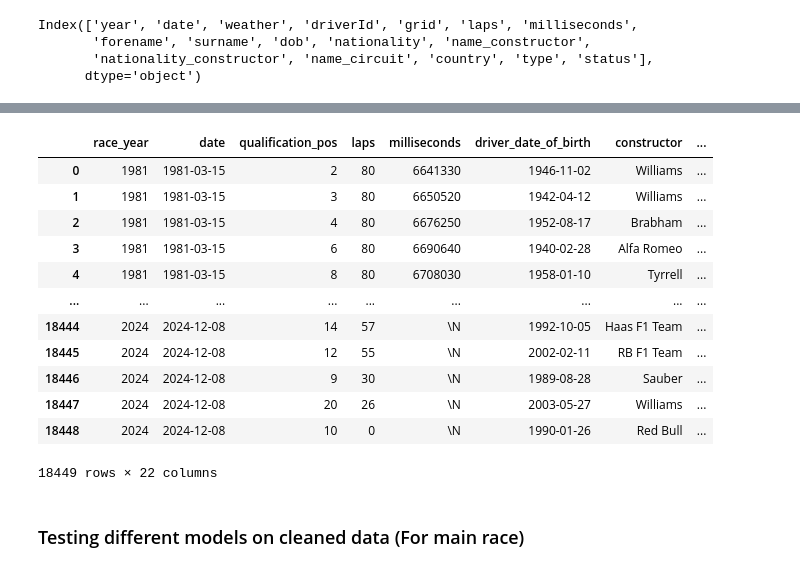
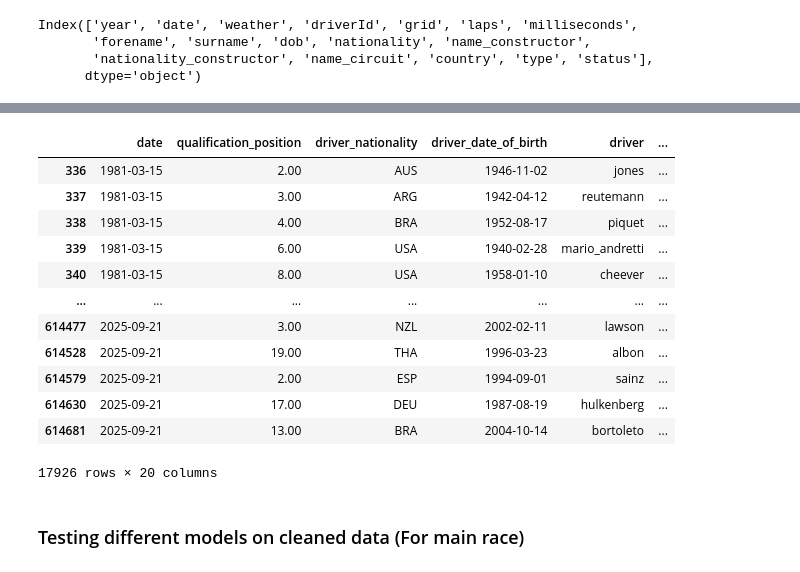
Before and after one commit to linhbuitung/f1-fantasy-ml-api, a Jupyter notebook: research/Thesis-Status.ipynb, the cells around one changed output, grey strips where cells are left out. Saved outputs shown, nothing was run; the diff lists cells and outputs as text; code cells hidden in the pictures.

```diff
--- a/research/Thesis-Status.ipynb
+++ b/research/Thesis-Status.ipynb
@@ -112,3 +126,6 @@ data = data.drop(['weather'],axis=1)
+# %%
+# Merge circuit type
+data = data.merge(circuit_type, how='left', left_on='circuit', right_on='circuit', suffixes=('', '_circuit_type'))
 # %%
 #select all data from 1980
 data = data[data['race_year']>=1981]
@@ -149,4 +163,0 @@ array(['British', 'Swiss', 'Hong Kong', 'Brazilian', 'French', 'Italian',
-# %%
-#clean data
-data['driver_nationality'] = data['driver_nationality'].replace('Argentinian', 'Argentine')
-data['country_circuit'] = data['country_circuit'].replace('United States', 'USA')
@@ -208,34 +164,29 @@ data_with_constructor_nationality.rename(columns={'alpha_3_code':'constructor_na
 # %%
 #data after processing nationalities
-data = data_with_constructor_nationality;
 data['driver_home'] = data['driver_nationality'] == data['circuit_nationality']
 data['constructor_home'] = data['constructor_nationality'] == data['circuit_nationality']
 data['driver_home'] = data['driver_home'].apply(lambda x: int(x))
 data['constructor_home'] = data['constructor_home'].apply(lambda x: int(x))
-# %%
-#create a dnf column
-# pattern = r"\+.* Lap.*"
-# data_median = data_median[data_median['status'].eq('Finished') | data_median['status'].str.match(pattern)]
-#dnf = 0 if status = 'Finished' or match regex else 1
-pattern = r"\+.* Lap.*"
-data['dnf'] = data['status'].apply(lambda x: 0 if x == 'Finished' or re.match(pattern, x) else 1)
-data.drop(['status'], axis=1, inplace=True)
-data.drop_duplicates(inplace=True)
-data
-# %% [output]
-|  | race_year | date | qualification_pos | laps | milliseconds | driver_date_of_birth | constructor | ... |
-| 0 | 1981 | 1981-03-15 | 2 | 80 | 6641330 | 1946-11-02 | Williams | ... |
-| 1 | 1981 | 1981-03-15 | 3 | 80 | 6650520 | 1942-04-12 | Williams | ... |
-| 2 | 1981 | 1981-03-15 | 4 | 80 | 6676250 | 1952-08-17 | Brabham | ... |
-| 3 | 1981 | 1981-03-15 | 6 | 80 | 6690640 | 1940-02-28 | Alfa Romeo | ... |
-| 4 | 1981 | 1981-03-15 | 8 | 80 | 6708030 | 1958-01-10 | Tyrrell | ... |
-| ... | ... | ... | ... | ... | ... | ... | ... | ... |
-| 18444 | 2024 | 2024-12-08 | 14 | 57 | \N | 1992-10-05 | Haas F1 Team | ... |
-| 18445 | 2024 | 2024-12-08 | 12 | 55 | \N | 2002-02-11 | RB F1 Team | ... |
-| 18446 | 2024 | 2024-12-08 | 9 | 30 | \N | 1989-08-28 | Sauber | ... |
-| 18447 | 2024 | 2024-12-08 | 20 | 26 | \N | 2003-05-27 | Williams | ... |
-| 18448 | 2024 | 2024-12-08 | 10 | 0 | \N | 1990-01-26 | Red Bull | ... |
-18449 rows × 22 columns
+# %%
+# dnf is 1 if is_classified is = 'f' else 0
+data['dnf'] = data['is_classified'].apply(lambda x: 0 if x == 't' else 1)
+data = data.drop(['is_classified'],axis=1)
+data.drop_duplicates(inplace=True)
+data
+# %% [output]
+|  | date | qualification_position | driver_nationality | driver_date_of_birth | driver | ... |
+| 336 | 1981-03-15 | 2.00 | AUS | 1946-11-02 | jones | ... |
+| 337 | 1981-03-15 | 3.00 | ARG | 1942-04-12 | reutemann | ... |
+| 338 | 1981-03-15 | 4.00 | BRA | 1952-08-17 | piquet | ... |
+| 339 | 1981-03-15 | 6.00 | USA | 1940-02-28 | mario_andretti | ... |
+| 340 | 1981-03-15 | 8.00 | USA | 1958-01-10 | cheever | ... |
+| ... | ... | ... | ... | ... | ... | ... |
+| 614477 | 2025-09-21 | 3.00 | NZL | 2002-02-11 | lawson | ... |
+| 614528 | 2025-09-21 | 19.00 | THA | 1996-03-23 | albon | ... |
+| 614579 | 2025-09-21 | 2.00 | ESP | 1994-09-01 | sainz | ... |
+| 614630 | 2025-09-21 | 17.00 | DEU | 1987-08-19 | hulkenberg | ... |
+| 614681 | 2025-09-21 | 13.00 | BRA | 2004-10-14 | bortoleto | ... |
+17926 rows × 20 columns
 # %% [markdown]
 <h3>Testing different models on cleaned data (For main race)</h3>
 # %%
```
Also changed, not shown: parts of 36 cells of this notebook, 18 other files.
